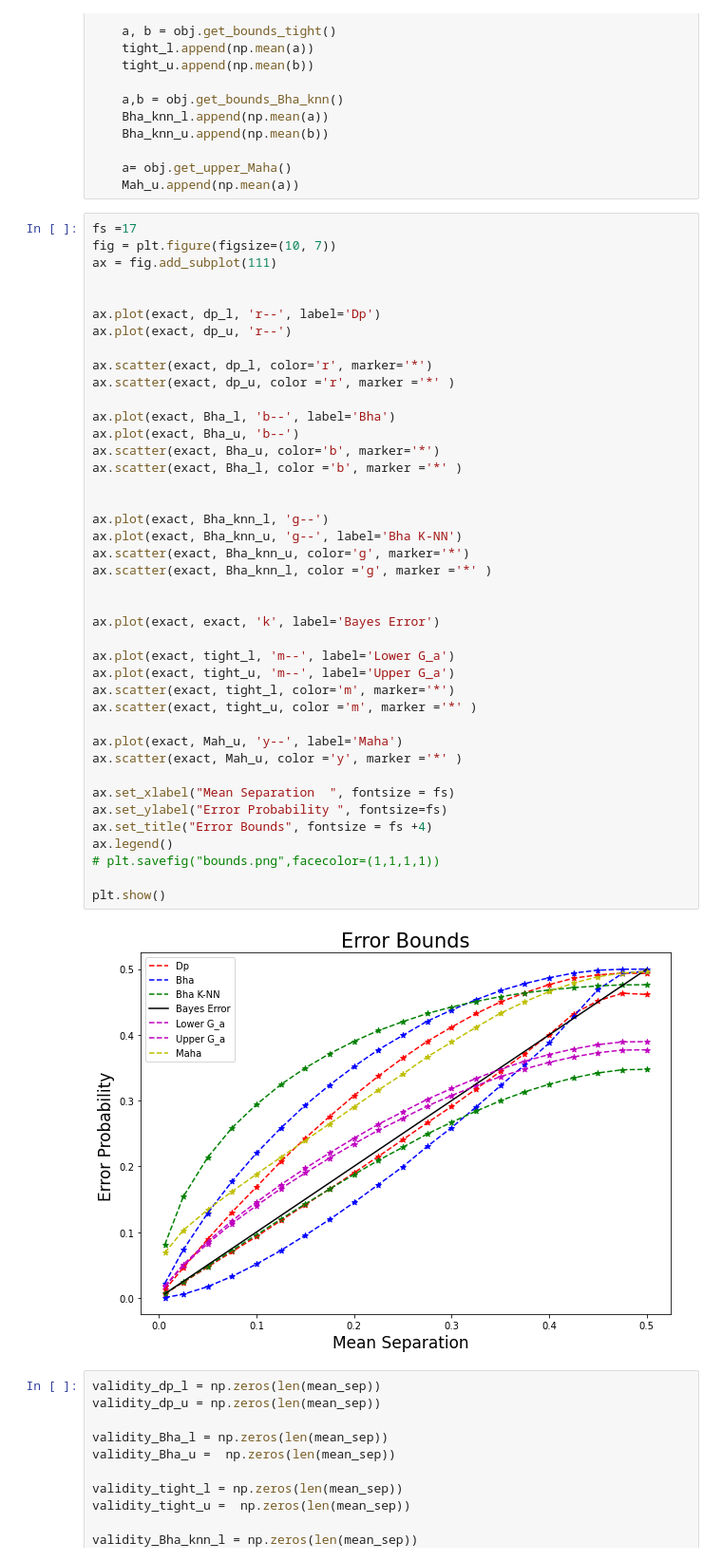
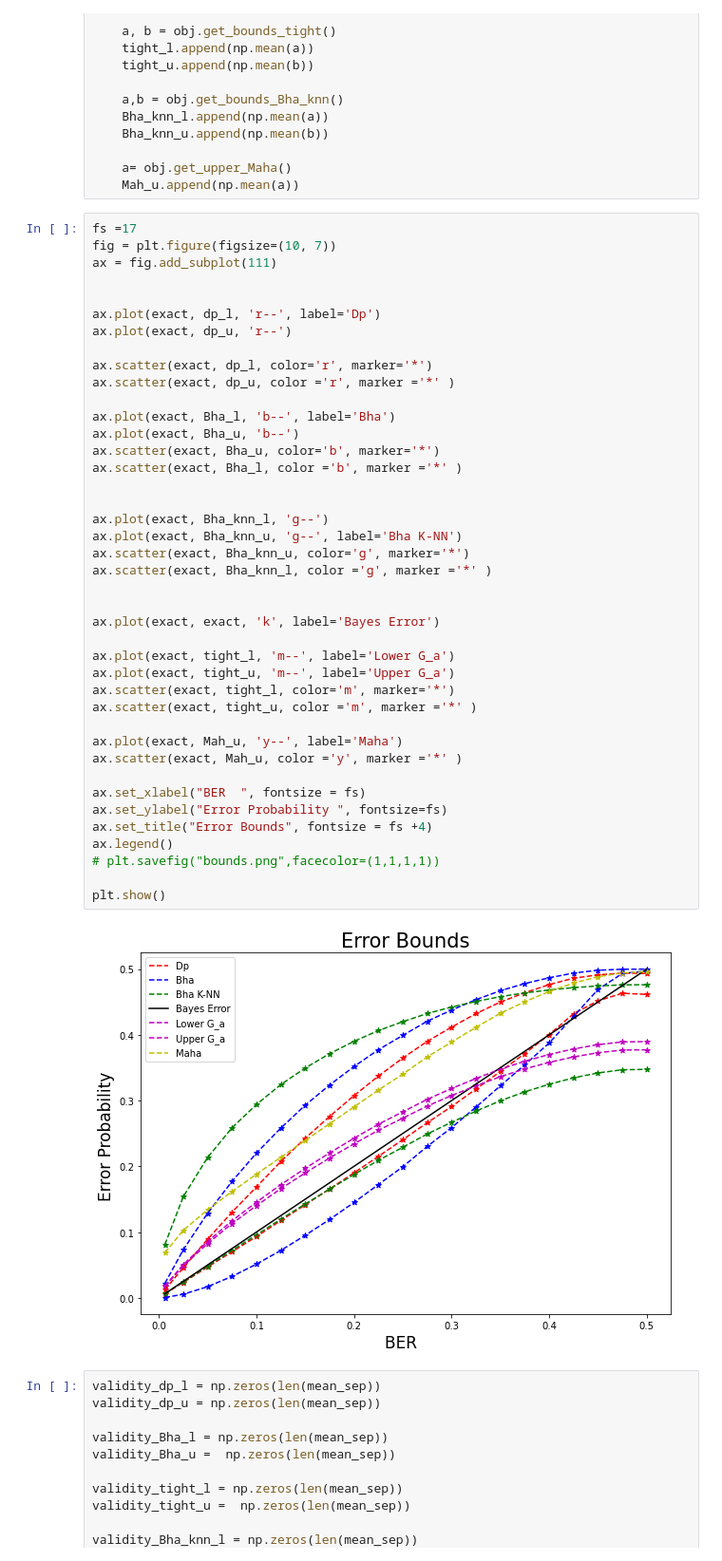
Before and after one commit to rj-may/BER_Bounds_Eval, a Jupyter notebook: plots/mean_sep_BER_PLOTS_v2.ipynb, the cells around one changed output. Shown at 95% size. Cells and saved outputs as stored; diff of their text form.

```diff
--- a/plots/mean_sep_BER_PLOTS_v2.ipynb
+++ b/plots/mean_sep_BER_PLOTS_v2.ipynb
@@ -405,35 +405,35 @@ ax.scatter(exact, dp_u, color ='r', marker ='*' )
 
 ax.plot(exact, Bha_l, 'b--', label='Bha')
 ax.plot(exact, Bha_u, 'b--')
 ax.scatter(exact, Bha_u, color='b', marker='*')
 ax.scatter(exact, Bha_l, color ='b', marker ='*' )
 
 
 ax.plot(exact, Bha_knn_l, 'g--')
 ax.plot(exact, Bha_knn_u, 'g--', label='Bha K-NN')
 ax.scatter(exact, Bha_knn_u, color='g', marker='*')
 ax.scatter(exact, Bha_knn_l, color ='g', marker ='*' )
 
 
 ax.plot(exact, exact, 'k', label='Bayes Error')
 
 ax.plot(exact, tight_l, 'm--', label='Lower G_a')
 ax.plot(exact, tight_u, 'm--', label='Upper G_a')
 ax.scatter(exact, tight_l, color='m', marker='*')
 ax.scatter(exact, tight_u, color ='m', marker ='*' )
 
 ax.plot(exact, Mah_u, 'y--', label='Maha')
 ax.scatter(exact, Mah_u, color ='y', marker ='*' )
 
-ax.set_xlabel("Mean Separation  ", fontsize = fs)
+ax.set_xlabel("BER  ", fontsize = fs)
 ax.set_ylabel("Error Probability ", fontsize=fs)
 ax.set_title("Error Bounds", fontsize = fs +4)
 ax.legend()
 # plt.savefig("bounds.png",facecolor=(1,1,1,1))
 
 plt.show()
 # %% [output]
-[figure, old version]
+[figure, new version]
 # %%
 validity_dp_l = np.zeros(len(mean_sep))
 validity_dp_u = np.zeros(len(mean_sep))
```
Also changed, not shown: parts of 1 cell of this notebook, 4 other files.
